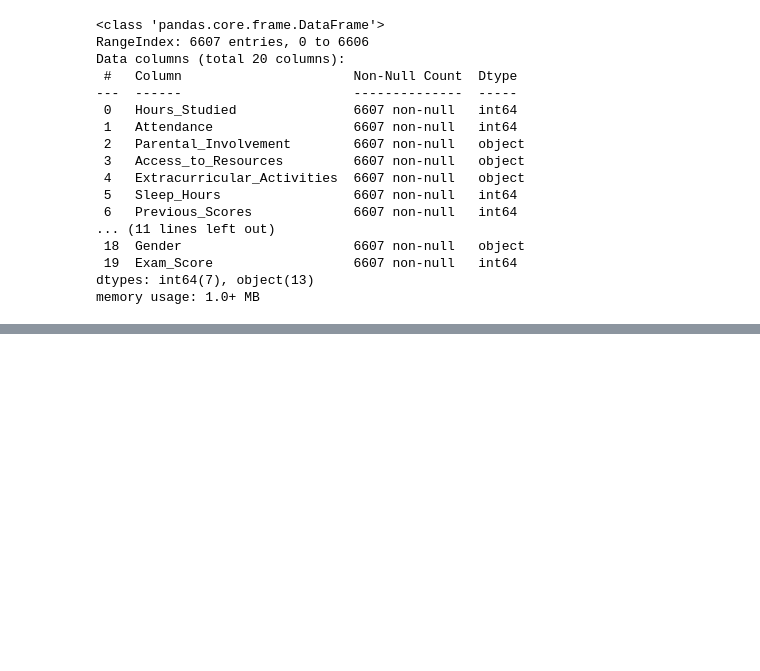
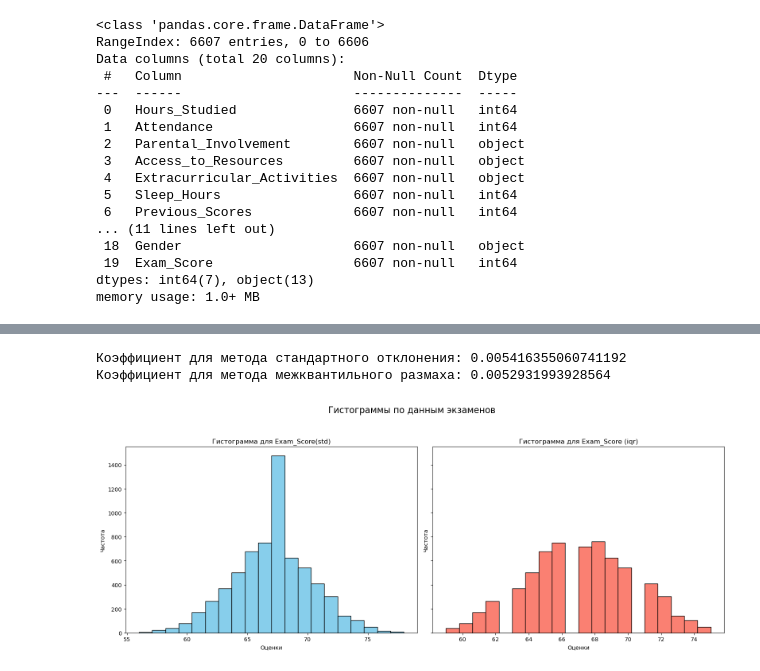
Before and after one commit to Saatarko/HomeworkDS, a Jupyter notebook: Homework2.ipynb, the cells around one changed output, grey strips where cells are left out. Cells and saved outputs as stored; diff of their text form; code cells hidden in the pictures; blank space fills up the shorter version.

```diff
--- a/Homework2.ipynb
+++ b/Homework2.ipynb
@@ -68,0 +341,44 @@ memory usage: 1.0+ MB
+# %%
+# Применим функции к нашим данным
+
+numerical_columns = ['Exam_Score']
+
+# Применение метода STD
+df_std_filtered: pd.DataFrame = remove_outliers_STD(df.copy(), numerical_columns)
+
+# Применение метода IQR
+df_iqr_filtered: pd.DataFrame = remove_outliers_IQR(df.copy(), numerical_columns)
+# %%
+# Посчитаем коэффициенты ассиметрии для обоих методов и построим их графики
+
+print(f'Коэффициент для метода стандартного отклонения: {skew(df_std_filtered['Exam_Score'])}')
+print(f'Коэффициент для метода межквантильного размаха: {skew(df_iqr_filtered['Exam_Score'])}')
+# %% [output]
+Коэффициент для метода стандартного отклонения: 0.005416355060741192
+Коэффициент для метода межквантильного размаха: 0.0052931993928564
+# %%
+# Построение графиков
+
+# Создаем 2 графика рядом
+fig, axes = plt.subplots(1, 2, figsize=(16, 6), sharey=True)
+
+# Добавляем общий заголовок для всего ряда графиков
+fig.suptitle(f'Гистограммы по данным экзаменов', fontsize=16, y=1.05)
+
+# Строим гистограмму для Exam_Score
+axes[0].hist(df_std_filtered['Exam_Score'], bins=20, color='skyblue', edgecolor='black')
+axes[0].set_title('Гистограмма для Exam_Score(std)')
+axes[0].set_xlabel('Оценки')
+axes[0].set_ylabel('Частота')
+
+# Строим гистограмму для Previous_Scores
+axes[1].hist(df_iqr_filtered['Exam_Score'], bins=20, color='salmon', edgecolor='black')
+axes[1].set_title('Гистограмма для Exam_Score (iqr)')
+axes[1].set_xlabel('Оценки')
+axes[1].set_ylabel('Частота')
+
+# Показываем графики
+plt.tight_layout()
+plt.show()
+# %% [output]
+[figure, added]
```
Also changed, not shown: parts of 45 cells of this notebook, 1 other file.
